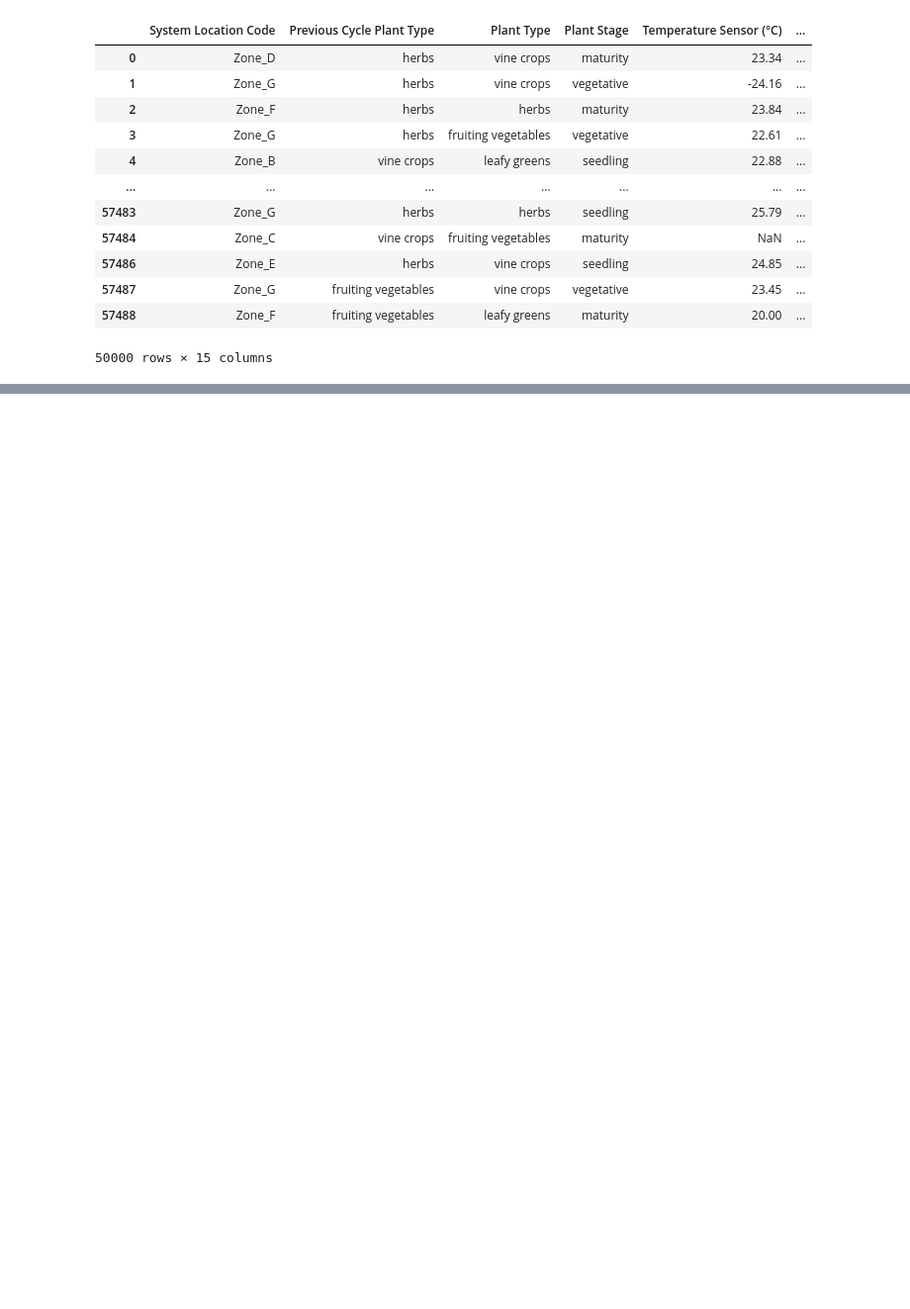
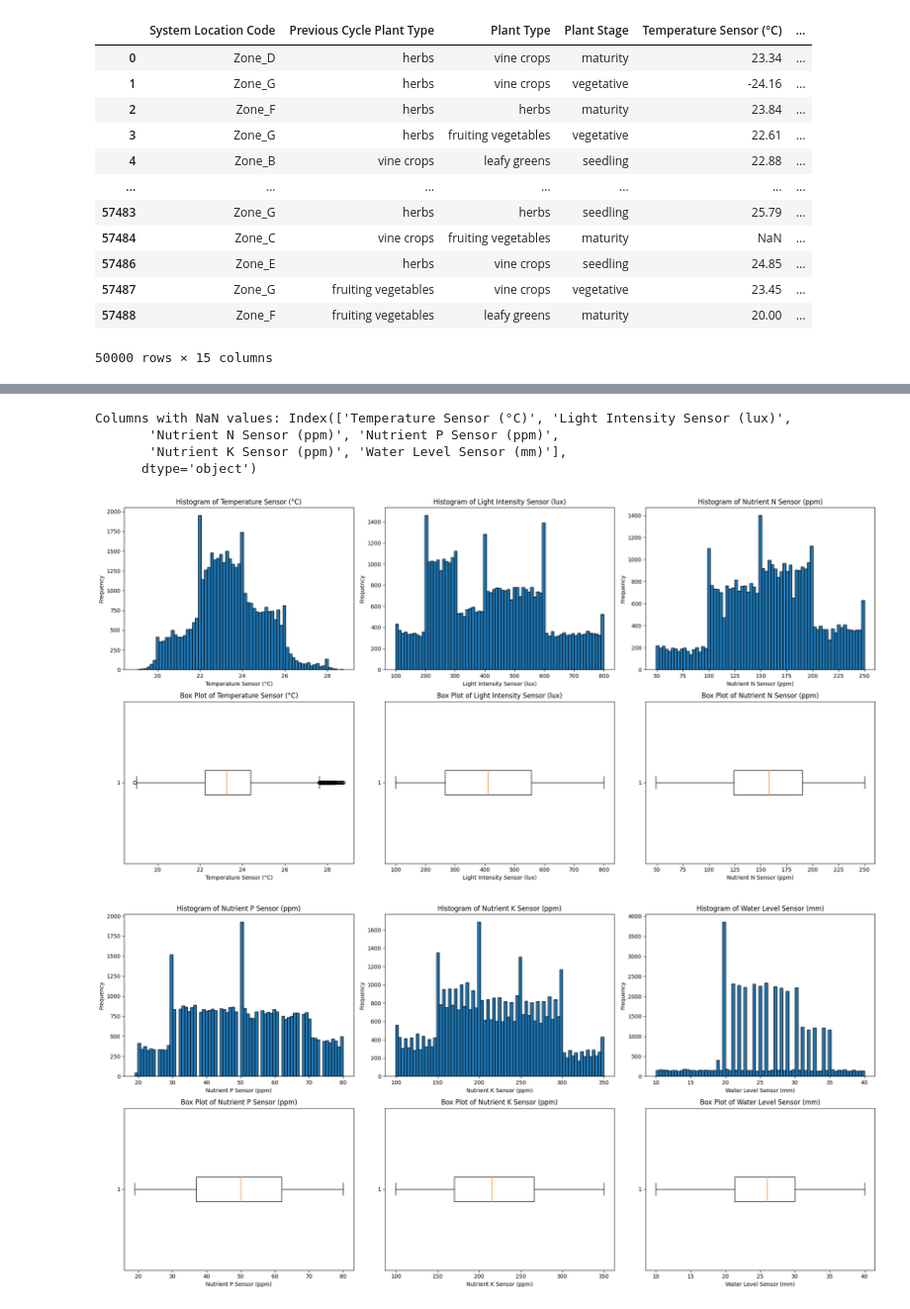
Before and after one commit to hunchongtan/agri-tech-EDA-and-ML-pipeline, a Jupyter notebook: eda.ipynb, the cells around one changed output, grey strips where cells are left out. Shown at 99% size. Cells and saved outputs as stored; diff of their text form; code cells hidden in the pictures; blank space fills up the shorter version.

```diff
--- a/eda.ipynb
+++ b/eda.ipynb
@@ -264,5 +123,0 @@ display(df)
-# %%
-# Sort rows to see data relationships
-df = df.sort_values(by=['System Location Code', 'Current Plant Type', 'Plant Stage', 'Previous Plant Type']).reset_index(drop=True)
-
-display(df)
@@ -536,0 +158,6 @@ ValueError: could not convert string to float: 'Zone_A'
+# %%
+'''
+Since the percentage of rows with negative values is low, we can afford to drop these rows without losing much information.
+'''
+
+df = df[~df[numeric_cols].lt(0).any(axis=1)]
@@ -536,0 +192,60 @@ ValueError: could not convert string to float: 'Zone_A'
+# %%
+'''
+First, we deal with the columns that have a high percentage of NaN values.
+We observe that the column 'Humidity Sensor (%)' has a high percentage (>50%) of NaN values.
+We will remove it as it will complicate the analysis and make it harder to intrepret the model.
+'''
+
+df = df.drop(columns=['Humidity Sensor (%)'])
+numeric_cols.remove('Humidity Sensor (%)')
+# %%
+'''
+We will need to deal with the other NaN values in the remaining columns.
+We can either impute data or drop these rows.
+To decide, we will look at the distribution of the data in these columns. (Histogram and Box Plot)
+'''
+
+import matplotlib.pyplot as plt
+import numpy as np
+
+null_cols = df.columns[df.isna().any()]
+print("Columns with NaN values:", null_cols)
+
+cols_per_plot = 3
+
+num_plots = int(np.ceil(len(null_cols) / cols_per_plot))
+
+for plot_idx in range(num_plots):
+    fig, axes = plt.subplots(2, cols_per_plot, figsize=(20, 10))
+
+    for i in range(cols_per_plot):
+        col_idx = plot_idx * cols_per_plot + i
+        if col_idx >= len(null_cols):
+            break
+        col = null_cols[col_idx]
+
+        # Histogram
+        ## We will choose the best number of bins using Rice criterion to produce a good distribution in the histogram.
+        ## Use total number of non-null points for Rice criterion
+        n_points = len(df[col].dropna())
+        ## Apply the Rice criterion: number of bins = ceil(2 * n^(1/3))
+        bins = int(np.ceil(2 * (n_points ** (1/3))))
+        axes[0, i].hist(df[col].dropna(), bins=bins, edgecolor='black')
+        axes[0, i].set_title(f'Histogram of {col}')
+        axes[0, i].set_xlabel(col)
+        axes[0, i].set_ylabel('Frequency')
+
+        # Box Plot
+        axes[1, i].boxplot(df[col].dropna(), vert=False)
+        axes[1, i].set_title(f'Box Plot of {col}')
+        axes[1, i].set_xlabel(col)
+
+    plt.tight_layout()
+    plt.show()
+# %% [output]
+Columns with NaN values: Index(['Temperature Sensor (°C)', 'Light Intensity Sensor (lux)',
+       'Nutrient N Sensor (ppm)', 'Nutrient P Sensor (ppm)',
+       'Nutrient K Sensor (ppm)', 'Water Level Sensor (mm)'],
+      dtype='object')
+[figure, added]
+[figure, added]
```
Also changed, not shown: parts of 66 cells of this notebook, 10 other files.
